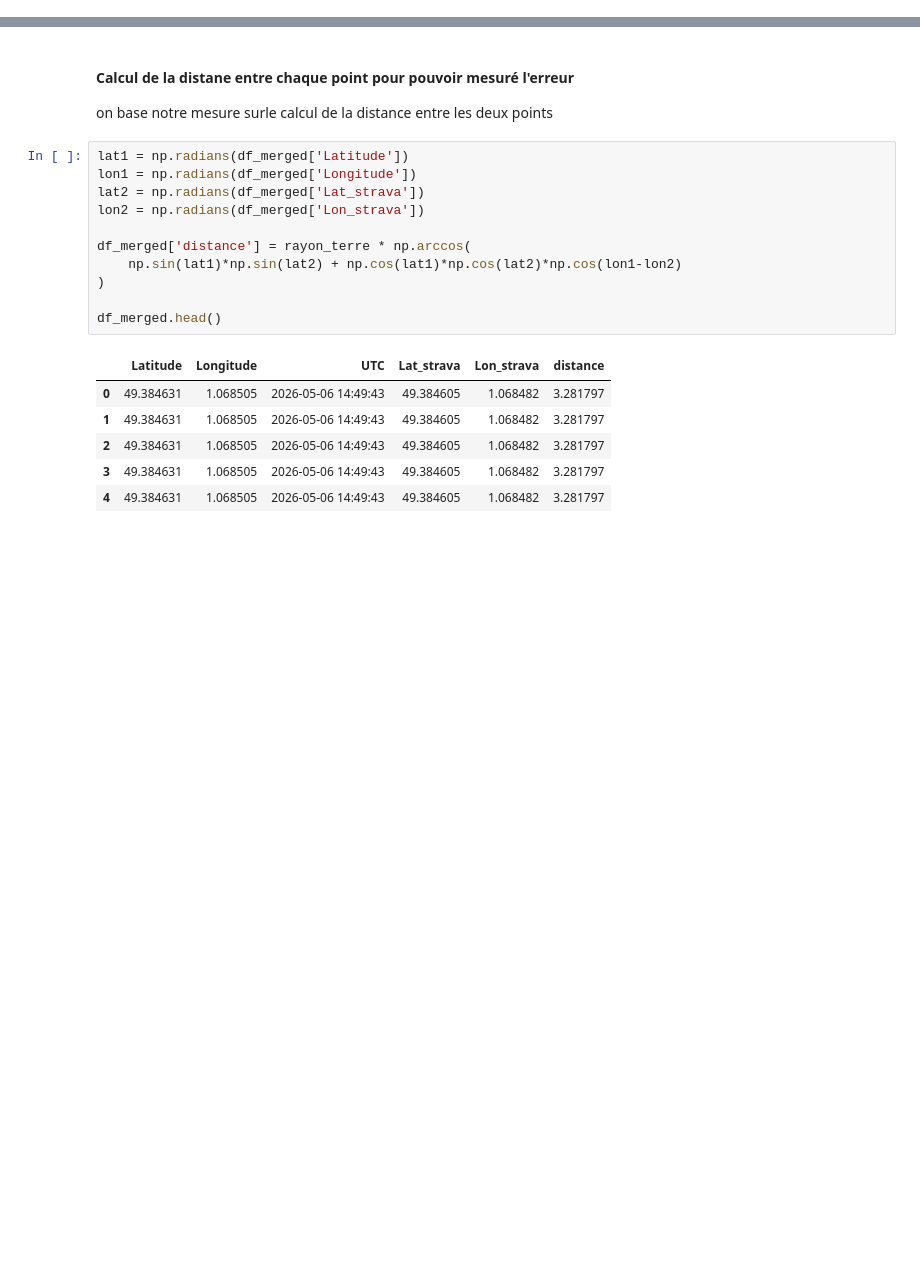
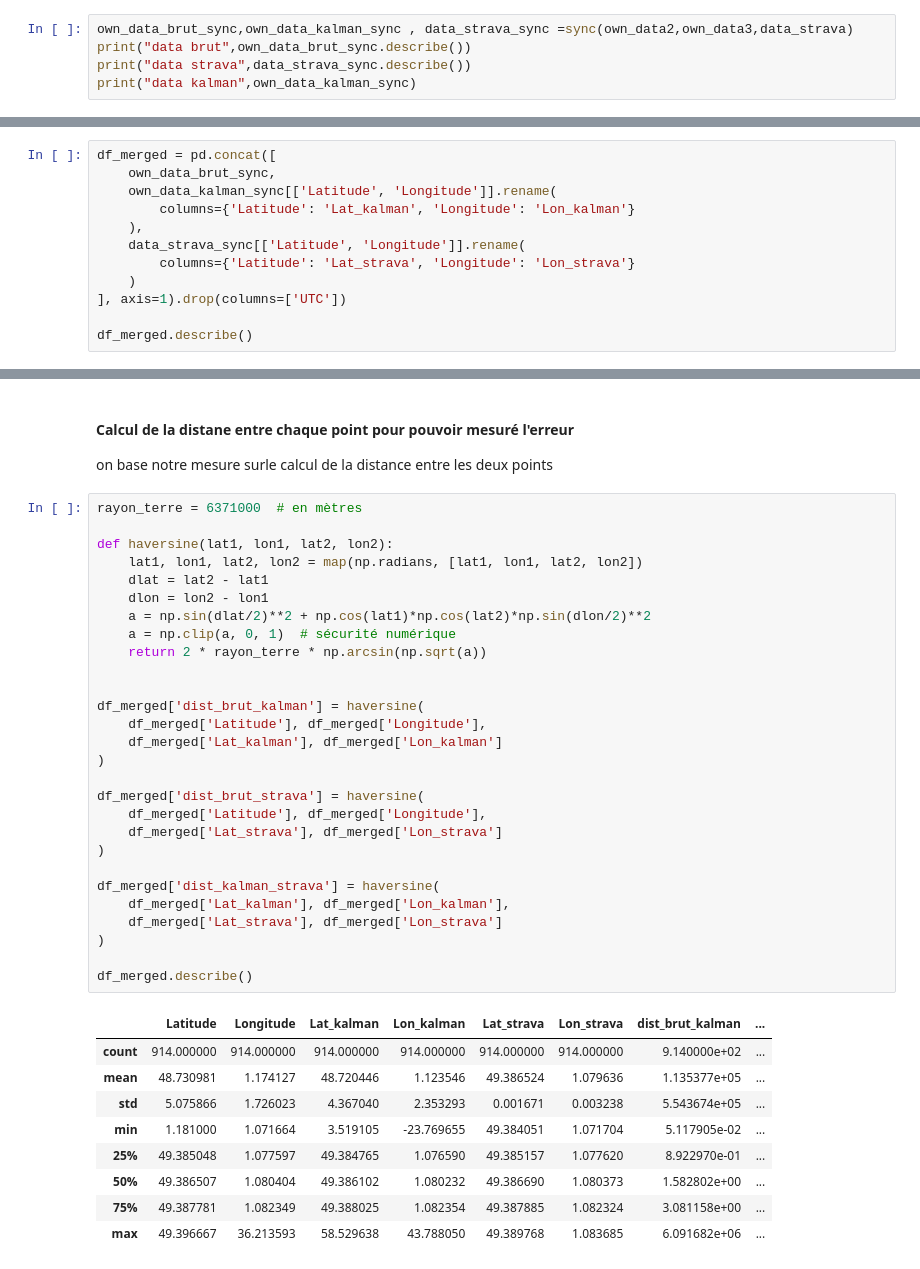
Before and after one commit to MaissaBenSethoum/Projet_Itineraire, a Jupyter notebook: IMU_GPS/postprocessing/comparaison_strava_data.ipynb, the cells around one changed output, grey strips where cells are left out. Saved outputs shown, nothing was run; the diff lists cells and outputs as text; blank space fills up the shorter version.

```diff
--- a/IMU_GPS/postprocessing/comparaison_strava_data.ipynb
+++ b/IMU_GPS/postprocessing/comparaison_strava_data.ipynb
@@ -89,0 +130,5 @@ df_merged.head()
+# %%
+own_data_brut_sync,own_data_kalman_sync , data_strava_sync =sync(own_data2,own_data3,data_strava)
+print("data brut",own_data_brut_sync.describe())
+print("data strava",data_strava_sync.describe())
+print("data kalman",own_data_kalman_sync)
@@ -89,0 +156,12 @@ df_merged.head()
+# %%
+df_merged = pd.concat([
+    own_data_brut_sync,
+    own_data_kalman_sync[['Latitude', 'Longitude']].rename(
+        columns={'Latitude': 'Lat_kalman', 'Longitude': 'Lon_kalman'}
+    ),
+    data_strava_sync[['Latitude', 'Longitude']].rename(
+        columns={'Latitude': 'Lat_strava', 'Longitude': 'Lon_strava'}
+    )
+], axis=1).drop(columns=['UTC'])
+
+df_merged.describe()
@@ -91,23 +179,43 @@ df_merged.head()
 #### Calcul de la distane entre chaque point pour pouvoir mesuré l'erreur
 on base notre mesure surle calcul de la distance entre les deux points
 # %%
-lat1 = np.radians(df_merged['Latitude'])
-lon1 = np.radians(df_merged['Longitude'])
-lat2 = np.radians(df_merged['Lat_strava'])
-lon2 = np.radians(df_merged['Lon_strava'])
+rayon_terre = 6371000  # en mètres
 
-df_merged['distance'] = rayon_terre * np.arccos(
-    np.sin(lat1)*np.sin(lat2) + np.cos(lat1)*np.cos(lat2)*np.cos(lon1-lon2)
+def haversine(lat1, lon1, lat2, lon2):
+    lat1, lon1, lat2, lon2 = map(np.radians, [lat1, lon1, lat2, lon2])
+    dlat = lat2 - lat1
+    dlon = lon2 - lon1
+    a = np.sin(dlat/2)**2 + np.cos(lat1)*np.cos(lat2)*np.sin(dlon/2)**2
+    a = np.clip(a, 0, 1)  # sécurité numérique
+    return 2 * rayon_terre * np.arcsin(np.sqrt(a))
+
+
+df_merged['dist_brut_kalman'] = haversine(
+    df_merged['Latitude'], df_merged['Longitude'],
+    df_merged['Lat_kalman'], df_merged['Lon_kalman']
 )
 
-df_merged.head()
+df_merged['dist_brut_strava'] = haversine(
+    df_merged['Latitude'], df_merged['Longitude'],
+    df_merged['Lat_strava'], df_merged['Lon_strava']
+)
+
+df_merged['dist_kalman_strava'] = haversine(
+    df_merged['Lat_kalman'], df_merged['Lon_kalman'],
+    df_merged['Lat_strava'], df_merged['Lon_strava']
+)
+
+df_merged.describe()
 # %% [output]
-|  | Latitude | Longitude | UTC | Lat_strava | Lon_strava | distance |
-| 0 | 49.384631 | 1.068505 | 2026-05-06 14:49:43 | 49.384605 | 1.068482 | 3.281797 |
-| 1 | 49.384631 | 1.068505 | 2026-05-06 14:49:43 | 49.384605 | 1.068482 | 3.281797 |
-| 2 | 49.384631 | 1.068505 | 2026-05-06 14:49:43 | 49.384605 | 1.068482 | 3.281797 |
-| 3 | 49.384631 | 1.068505 | 2026-05-06 14:49:43 | 49.384605 | 1.068482 | 3.281797 |
-| 4 | 49.384631 | 1.068505 | 2026-05-06 14:49:43 | 49.384605 | 1.068482 | 3.281797 |
+|  | Latitude | Longitude | Lat_kalman | Lon_kalman | Lat_strava | Lon_strava | dist_brut_kalman | ... |
+| count | 914.000000 | 914.000000 | 914.000000 | 914.000000 | 914.000000 | 914.000000 | 9.140000e+02 | ... |
+| mean | 48.730981 | 1.174127 | 48.720446 | 1.123546 | 49.386524 | 1.079636 | 1.135377e+05 | ... |
+| std | 5.075866 | 1.726023 | 4.367040 | 2.353293 | 0.001671 | 0.003238 | 5.543674e+05 | ... |
+| min | 1.181000 | 1.071664 | 3.519105 | -23.769655 | 49.384051 | 1.071704 | 5.117905e-02 | ... |
+| 25% | 49.385048 | 1.077597 | 49.384765 | 1.076590 | 49.385157 | 1.077620 | 8.922970e-01 | ... |
+| 50% | 49.386507 | 1.080404 | 49.386102 | 1.080232 | 49.386690 | 1.080373 | 1.582802e+00 | ... |
+| 75% | 49.387781 | 1.082349 | 49.388025 | 1.082354 | 49.387885 | 1.082324 | 3.081158e+00 | ... |
+| max | 49.396667 | 36.213593 | 58.529638 | 43.788050 | 49.389768 | 1.083685 | 6.091682e+06 | ... |
 # %%
 import matplotlib.pyplot as plt
 import numpy as np
```
Also changed, not shown: parts of 14 cells of this notebook, 8 other files.
